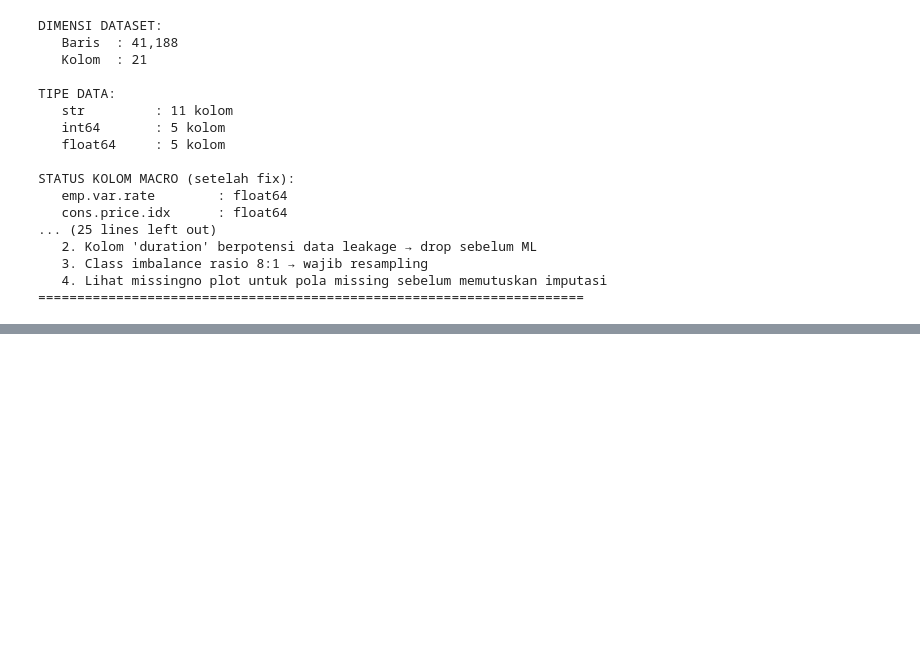
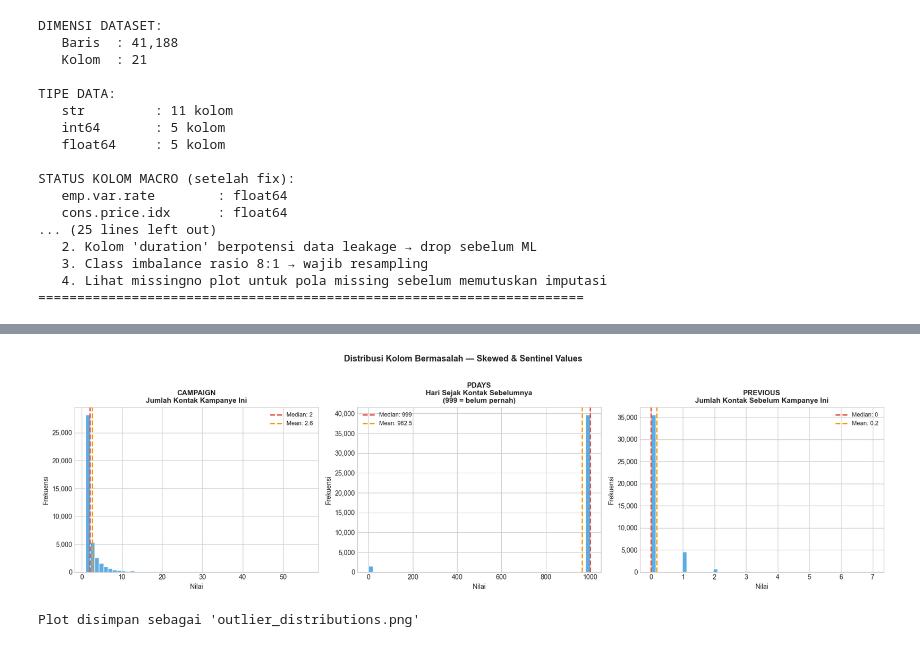
Before and after one commit to ravasrgh/bank-marketing-campaign-predictive-analytics, a Jupyter notebook: BSM_Bank_Marketing_FinalProject.ipynb, the cells around one changed output, grey strips where cells are left out. Saved outputs shown, nothing was run; the diff lists cells and outputs as text; code cells hidden in the pictures; blank space fills up the shorter version.

```diff
--- a/BSM_Bank_Marketing_FinalProject.ipynb
+++ b/BSM_Bank_Marketing_FinalProject.ipynb
@@ -654,0 +1067,31 @@ STATUS KOLOM MACRO (setelah fix):
+# %%
+# Distribusi histogram untuk kolom bermasalah (skewed): campaign, pdays, previous
+fig, axes = plt.subplots(1, 3, figsize=(18, 5))
+
+focus_cols = {
+    'campaign' : 'Jumlah Kontak Kampanye Ini',
+    'pdays'    : 'Hari Sejak Kontak Sebelumnya\n(999 = belum pernah)',
+    'previous' : 'Jumlah Kontak Sebelum Kampanye Ini'
+}
+
+for ax, (col, label) in zip(axes, focus_cols.items()):
+    ax.hist(df[col], bins=50, color='#3498db', edgecolor='white', alpha=0.8)
+    ax.axvline(df[col].median(), color='#e74c3c', linestyle='--',
+               linewidth=2, label=f'Median: {df[col].median():.0f}')
+    ax.axvline(df[col].mean(), color='#f39c12', linestyle='--',
+               linewidth=2, label=f'Mean: {df[col].mean():.1f}')
+    ax.set_title(f'{col.upper()}\n{label}', fontsize=11, fontweight='bold')
+    ax.set_xlabel('Nilai')
+    ax.set_ylabel('Frekuensi')
+    ax.legend(fontsize=9)
+    ax.yaxis.set_major_formatter(FuncFormatter(lambda x, _: f'{int(x):,}'))
+
+plt.suptitle('Distribusi Kolom Bermasalah — Skewed & Sentinel Values',
+             fontsize=13, fontweight='bold', y=1.02)
+plt.tight_layout()
+plt.savefig('outlier_distributions.png', dpi=150, bbox_inches='tight')
+plt.show()
+print("Plot disimpan sebagai 'outlier_distributions.png'")
+# %% [output]
+[figure, added]
+Plot disimpan sebagai 'outlier_distributions.png'
```
Also changed, not shown: parts of 22 cells of this notebook, 8 other files.
